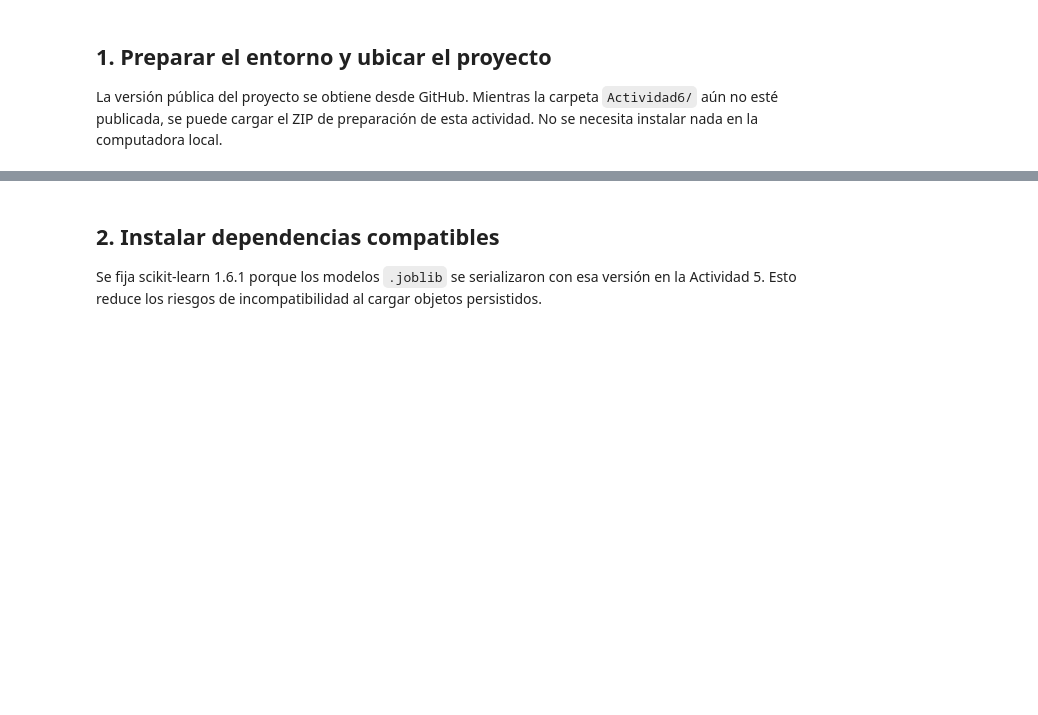
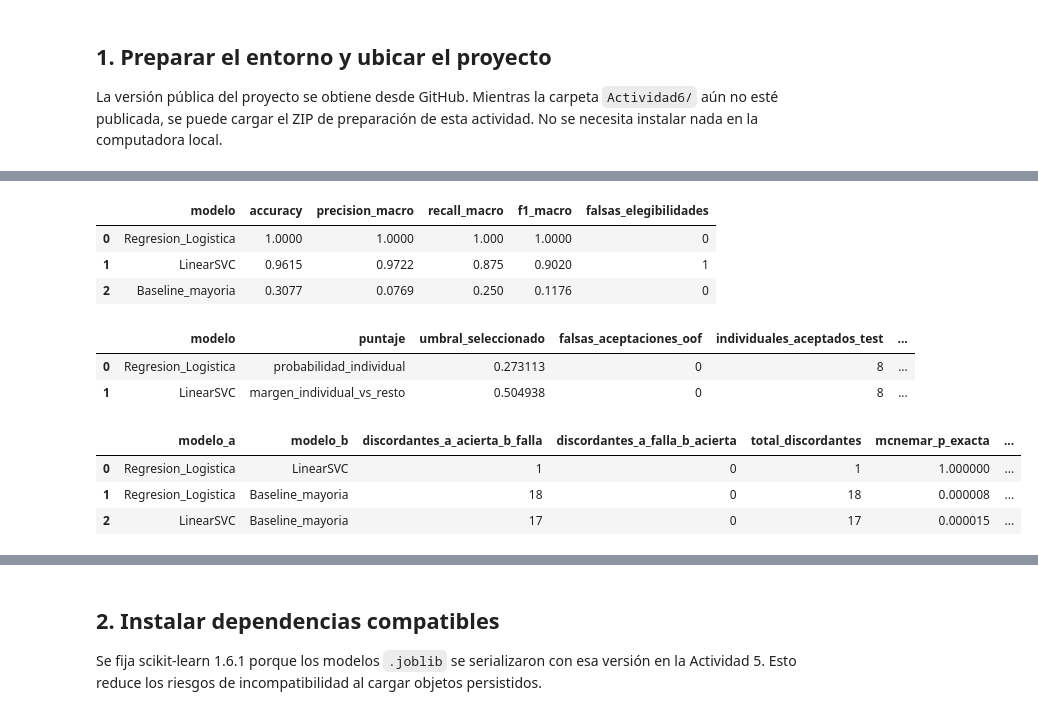
Before and after one commit to alfredosalazar-ai/deep-learning-experiments, a Jupyter notebook: Actividad6/fuentes/CIMA_Actividad6_Evaluacion_Validacion.ipynb, the cells around one changed output, grey strips where cells are left out. Saved outputs shown, nothing was run; the diff lists cells and outputs as text; code cells hidden in the pictures; blank space fills up the shorter version.

```diff
--- a/Actividad6/fuentes/CIMA_Actividad6_Evaluacion_Validacion.ipynb
+++ b/Actividad6/fuentes/CIMA_Actividad6_Evaluacion_Validacion.ipynb
@@ -15,0 +1023,65 @@ La versión pública del proyecto se obtiene desde GitHub. Mientras la carpeta `
+# %%
+
+from pathlib import Path
+import pandas as pd
+
+ROOT = Path("/content/deep-learning-experiments/Actividad6")
+RESULTS = ROOT / "resultados"
+INITIAL = RESULTS / "evaluacion_inicial"
+ROC = INITIAL / "roc"
+THRESHOLDS = INITIAL / "umbrales"
+STATISTICS = INITIAL / "comparacion_estadistica_ab"
+
+esperados = [
+    RESULTS / "metricas_modelos_baseline.csv",
+    RESULTS / "metricas_umbrales.csv",
+    RESULTS / "significancia_mcnemar.csv",
+    RESULTS / "simulacion_ab.csv",
+    RESULTS / "comparacion_f1_macro.png",
+    RESULTS / "cobertura_revision_umbral.png",
+    RESULTS / "simulacion_ab_revision.png",
+    INITIAL / "metricas_iniciales.csv",
+    INITIAL / "predicciones_iniciales.csv",
+    ROC / "roc_individual_vs_resto.png",
+    ROC / "puntos_roc.csv",
+    ROC / "cobertura_umbral.png",
+    THRESHOLDS / "resumen_umbrales.csv",
+    THRESHOLDS / "decisiones_umbral_test.csv",
+    STATISTICS / "comparaciones_mcnemar.csv",
+    STATISTICS / "simulacion_ab_politicas.csv",
+]
+
+print("VALIDACIÓN DE ARCHIVOS DE LA ACTIVIDAD 6\n")
+
+faltantes = []
+
+for archivo in esperados:
+    existe = archivo.is_file()
+    estado = "OK" if existe else "FALTA"
+    print(f"[{estado}] {archivo.relative_to(ROOT)}")
+    if not existe:
+        faltantes.append(str(archivo.relative_to(ROOT)))
+
+print("\nArchivos esperados:", len(esperados))
+print("Archivos faltantes:", len(faltantes))
+
+if faltantes:
+    print("\nRevisa las rutas anteriores antes de publicar.")
+else:
+    print("\nVALIDACIÓN DE ESTRUCTURA SUPERADA.")
+
+# Resumen de resultados para documentar la decisión
+metricas = pd.read_csv(RESULTS / "metricas_modelos_baseline.csv")
+umbrales = pd.read_csv(RESULTS / "metricas_umbrales.csv")
+mcnemar = pd.read_csv(RESULTS / "significancia_mcnemar.csv")
+
+display(
+    metricas[
+        ["modelo", "accuracy", "precision_macro",
+         "recall_macro", "f1_macro", "falsas_elegibilidades"]
+    ].round(4)
+)
+
+display(umbrales)
+display(mcnemar)
+# %% [output]
@@ -16,3 +1105,14 @@ La versión pública del proyecto se obtiene desde GitHub. Mientras la carpeta `
+|  | modelo | accuracy | precision_macro | recall_macro | f1_macro | falsas_elegibilidades |
+| 0 | Regresion_Logistica | 1.0000 | 1.0000 | 1.000 | 1.0000 | 0 |
+| 1 | LinearSVC | 0.9615 | 0.9722 | 0.875 | 0.9020 | 1 |
+| 2 | Baseline_mayoria | 0.3077 | 0.0769 | 0.250 | 0.1176 | 0 |
+|  | modelo | puntaje | umbral_seleccionado | falsas_aceptaciones_oof | individuales_aceptados_test | ... |
+| 0 | Regresion_Logistica | probabilidad_individual | 0.273113 | 0 | 8 | ... |
+| 1 | LinearSVC | margen_individual_vs_resto | 0.504938 | 0 | 8 | ... |
+|  | modelo_a | modelo_b | discordantes_a_acierta_b_falla | discordantes_a_falla_b_acierta | total_discordantes | mcnemar_p_exacta | ... |
+| 0 | Regresion_Logistica | LinearSVC | 1 | 0 | 1 | 1.000000 | ... |
+| 1 | Regresion_Logistica | Baseline_mayoria | 18 | 0 | 18 | 0.000008 | ... |
+| 2 | LinearSVC | Baseline_mayoria | 17 | 0 | 17 | 0.000015 | ... |
 # %%
 from pathlib import Path
 import subprocess, sys, zipfile, shutil, os
```
Also changed, not shown: parts of 13 cells of this notebook.
